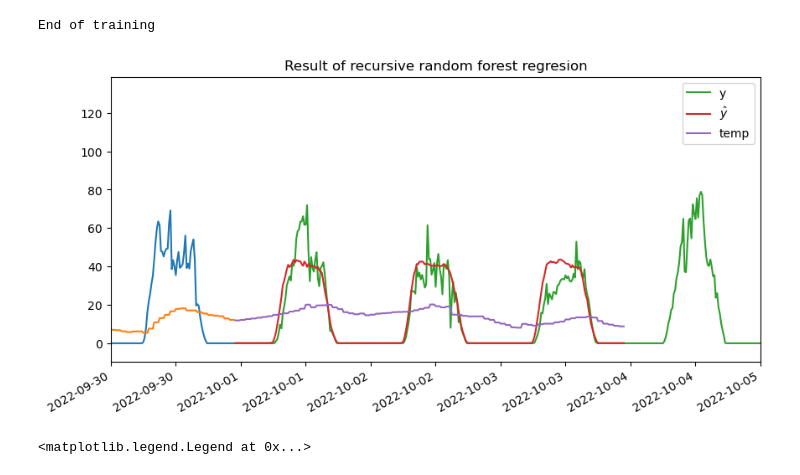
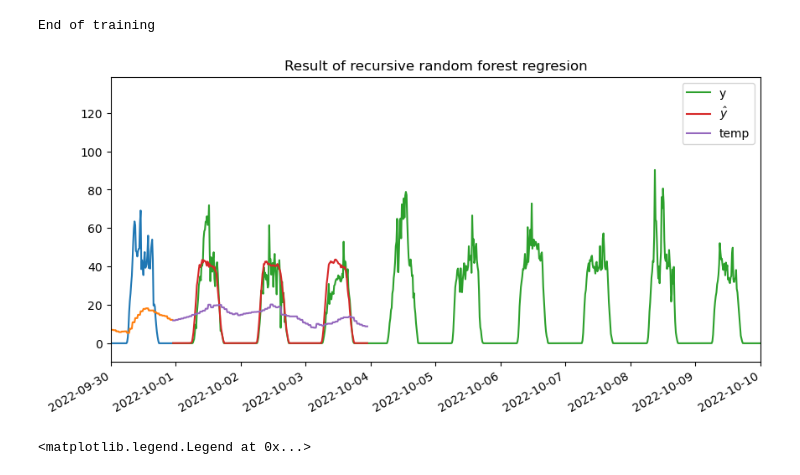
Before and after one commit to SpongeStark/Pre-PhD, a Jupyter notebook: demo/PV_2022_limit_configuration.ipynb, the cells around one changed output. Cells and saved outputs as stored; diff of their text form; code cells hidden in the pictures.

```diff
--- a/demo/PV_2022_limit_configuration.ipynb
+++ b/demo/PV_2022_limit_configuration.ipynb
@@ -399,29 +399,29 @@ yhat_test = forecaster.predict(steps=96*3, exog=df_test[['temp']])
 # %%
 # Save and display the plot
 import matplotlib.ticker as ticker
 fig, ax = plt.subplots(figsize=(10, 5))
 ax.set_title("Result of recursive random forest regresion")
 ax.plot(df_train['Date'],df_train['PV'])
 ax.plot(df_train['Date'],df_train['temp'])
 ax.plot(df_test['Date'], df_test['PV'], label='y')
 ax.plot(df_test['Date'][:96*3], yhat_test, label=r'$\hat{y}$')
 ax.plot(df_test['Date'][:96*3],df_test['temp'][:96*3], label='temp')
 # ax.plot(df_after.Date.dt.tz_localize(None), df_after['PV'], label='After')
 
 ax.xaxis.set_major_locator(ticker.MaxNLocator(nbins=10))
 
-ax.set_xlim(pd.Timestamp('2022-09-30'), pd.Timestamp('2022-10-05'))
+ax.set_xlim(pd.Timestamp('2022-09-30'), pd.Timestamp('2022-10-10'))
 
 # optional: minor ticks every 6 hours
 # ax.xaxis.set_minor_locator(mdates.HourLocator(interval=6))
 
 ax.legend()
 
 fig.autofmt_xdate() # for rotation
 fig.savefig(output_dir / "prediction_test.png", dpi=300, bbox_inches='tight')
 plt.show()
 # %% [output]
-[figure, old version]
+[figure, new version]
 # %%
 fig, ax = plt.subplots(figsize=(10, 5))
 ax.set_title("Result of recursive random forest regresion")
```
